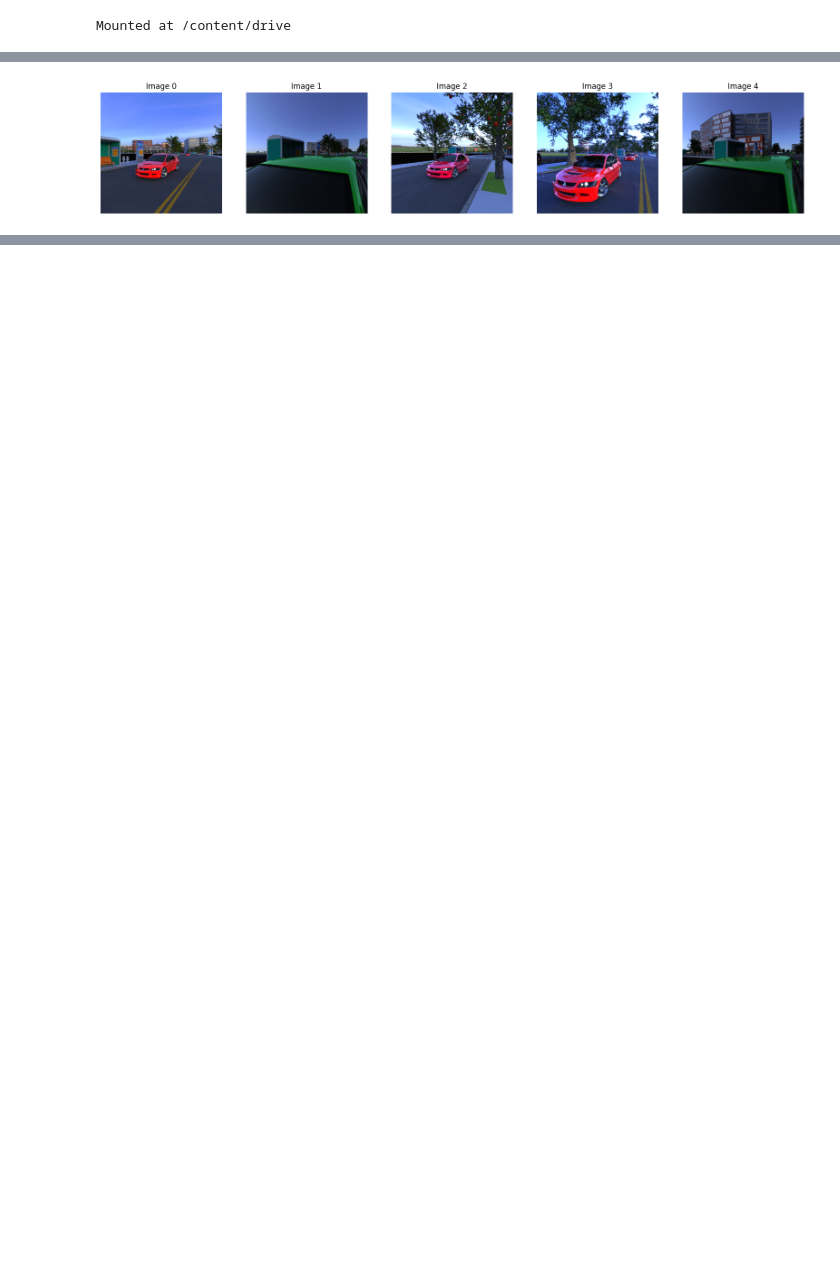
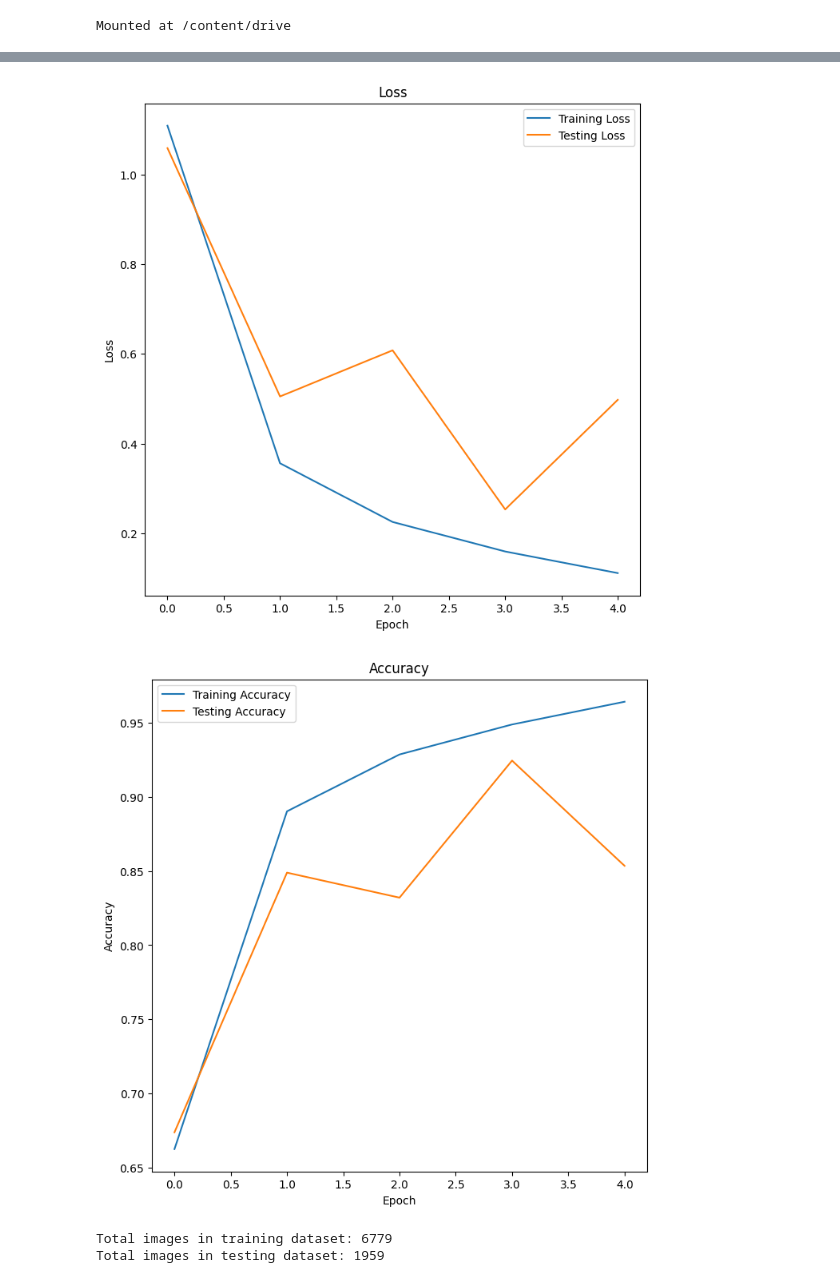
Before and after one commit to shuaicongbaobao/Colab-140, a Jupyter notebook: Assignment2.ipynb, the cells around one changed output, grey strips where cells are left out. Saved outputs shown, nothing was run; the diff lists cells and outputs as text; code cells hidden in the pictures; blank space fills up the shorter version.

```diff
--- a/Assignment2.ipynb
+++ b/Assignment2.ipynb
@@ -27,7 +25,7 @@ drive.mount('/content/drive', force_remount=True)
 # %% [output]
 Mounted at /content/drive
 # %%
-np.random.seed(0)
-torch.manual_seed(0)
+np.random.seed(8)
+torch.manual_seed(8)
 model = resnet18(pretrained=True)
-model.fc = nn.Linear(512, 5)
+model.fc = nn.Linear(512, 18)
@@ -94,12 +72,0 @@ Total images in testing dataset: 188
-# %%
-# Create a figure and a set of subplots with a specific size
-figure, axes = plt.subplots(nrows=1, ncols=5, figsize=(20, 20))
-# Loop through the first five images in the training dataset
-for index in range(5):
-    img, lbl = training_dataset[index]
-    # Display each image in the subplot
-    axes[index].imshow(img.permute(1, 2, 0))  # Adjust image dimensions for display
-    axes[index].set_title(f"Image {index}")  # Set title with the current index
-    axes[index].axis("off")  # Hide axes for a cleaner look
-# %% [output]
-[figure, removed]
@@ -106,33 +87,27 @@ for index in range(5):
 # %%
-# Initialize data loaders for training and testing sets
 train_data_loader = DataLoader(training_dataset, batch_size=32, shuffle=True)
-test_data_loader = DataLoader(testing_dataset, batch_size=32, shuffle=False)
-# Set the computing device based on CUDA availability
-compute_device = torch.device("cuda" if torch.cuda.is_available() else "cpu")
-model = model.to(compute_device)
+test_data_loader = DataLoader(testing_dataset, batch_size=32, shuffle=True)
+device = torch.device("cuda" if torch.cuda.is_available() else "cpu")
+model = model.to(device)
 
-# Specify the loss function and optimizer
 loss_function = nn.CrossEntropyLoss()
-optimizer = optim.Adam(model.parameters(), lr=0.1)
+optimizer = optim.Adam(model.parameters(), lr=0.000988)
 
-# Lists to keep track of losses and accuracies
 training_losses = []
 testing_losses = []
 training_accuracies = []
 testing_accuracies = []
 
-# Training the model over 5 epochs and recording performance metrics
 for epoch in range(5):
     epoch_train_loss = 0
     epoch_test_loss = 0
     epoch_train_accuracy = 0
     epoch_test_accuracy = 0
 
-    # Training phase
     model.train()
     for batch_images, batch_labels in tqdm(train_data_loader):
-        batch_images = batch_images.to(compute_device)
-        batch_labels = batch_labels.to(compute_device)
+        batch_images = batch_images.to(device)
+        batch_labels = batch_labels.to(device)
         optimizer.zero_grad()
         predictions = model(batch_images)
         loss = loss_function(predictions, batch_labels)
@@ -146,12 +121,11 @@ for epoch in range(5):
     training_losses.append(epoch_train_loss)
     training_accuracies.append(epoch_train_accuracy)
 
-    # Evaluation phase
     model.eval()
     with torch.no_grad():
         for batch_images, batch_labels in test_data_loader:
-            batch_images = batch_images.to(compute_device)
-            batch_labels = batch_labels.to(compute_device)
+            batch_images = batch_images.to(device)
+            batch_labels = batch_labels.to(device)
             predictions = model(batch_images)
             loss = loss_function(predictions, batch_labels)
             epoch_test_loss += loss.item()
@@ -165,22 +139,24 @@ for epoch in range(5):
     print(f"Epoch {epoch+1}/5, Training Loss: {epoch_train_loss:.4f}, Testing Loss: {epoch_test_loss:.4f}, "
           f"Training Accuracy: {epoch_train_accuracy:.4f}, Testing Accuracy: {epoch_test_accuracy:.4f}")
 
-# Visualizing the training and testing losses
-plt.figure(figsize=(10, 5))
+plt.figure(figsize=(8, 8))
 plt.plot(training_losses, label="Training Loss")
 plt.plot(testing_losses, label="Testing Loss")
-plt.title("Losses Over Epochs")
+plt.title("Loss")
 plt.xlabel("Epoch")
 plt.ylabel("Loss")
 plt.legend()
 plt.show()
 
-# Visualizing the training and testing accuracies
-plt.figure(figsize=(10, 5))
+plt.figure(figsize=(8, 8))
 plt.plot(training_accuracies, label="Training Accuracy")
 plt.plot(testing_accuracies, label="Testing Accuracy")
-plt.title("Accuracies Over Epochs")
+plt.title("Accuracy")
 plt.xlabel("Epoch")
 plt.ylabel("Accuracy")
 plt.legend()
 plt.show()
+
+print(f"Total images in training dataset: {len(training_dataset)}")
+print(f"Total images in testing dataset: {len(testing_dataset)}")
+# %% [output]
@@ -186,0 +168,4 @@ plt.show()
+[figure, added]
+[figure, added]
+Total images in training dataset: 6779
+Total images in testing dataset: 1959
```
Also changed, not shown: parts of 7 cells of this notebook.
